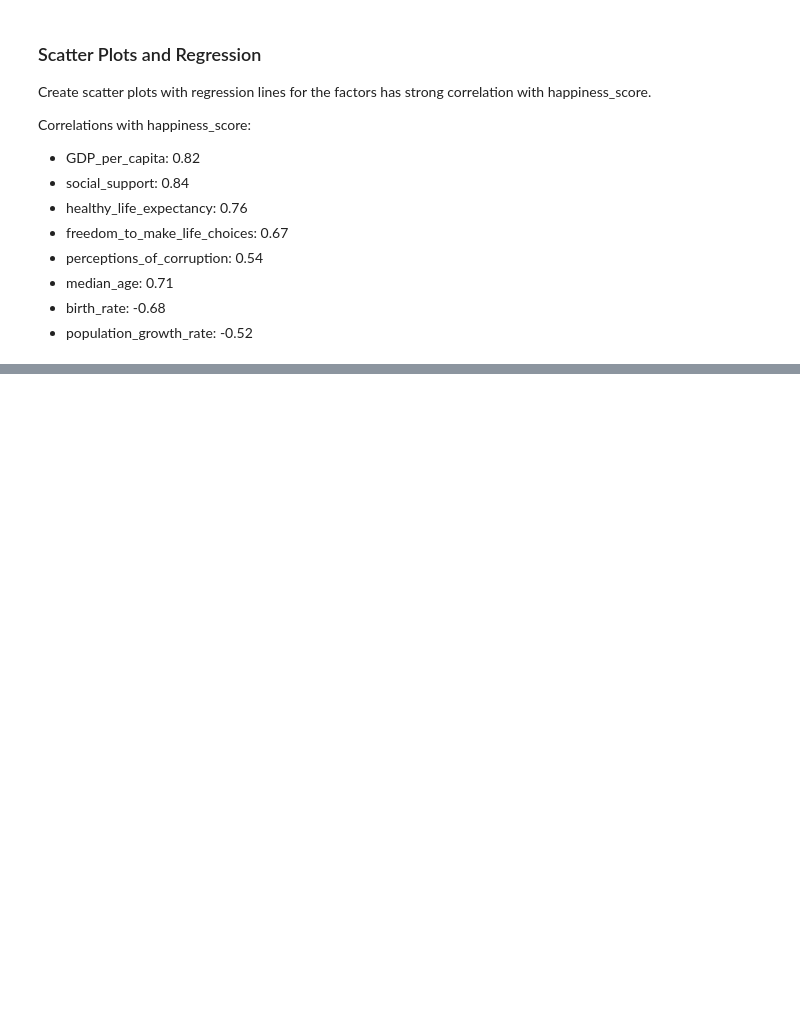
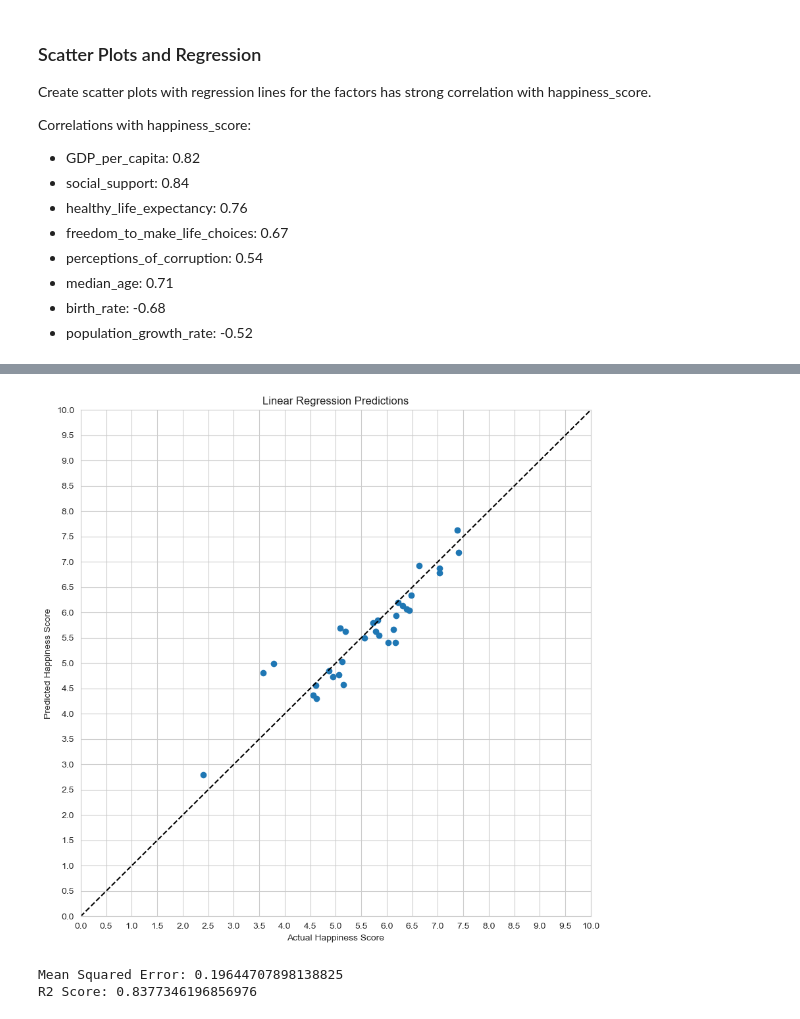
Before and after one commit to onalanb/Measuring-Global-Happiness, a Jupyter notebook: final_analysis.ipynb, the cells around one changed output, grey strips where cells are left out. Saved outputs shown, nothing was run; the diff lists cells and outputs as text; code cells hidden in the pictures; blank space fills up the shorter version.

Commit message:
Add linear regression model and decision tree model

```diff
--- a/midterm_analysis.ipynb
+++ b/final_analysis.ipynb
@@ -297,0 +272,41 @@ plt.show()
+# %%
+from sklearn.model_selection import train_test_split
+from sklearn.linear_model import LinearRegression
+from sklearn.metrics import mean_squared_error, r2_score
+
+features = ['education_expenditures', 'population_growth_rate', 'birth_rate', 'death_rate',
+           'unemployment_rate', 'GDP_per_capita', 'social_support', 'healthy_life_expectancy',
+           'freedom_to_make_life_choices', 'generosity', 'perceptions_of_corruption', 'median_age']
+x = df[features]
+y = df['happiness_score']
+
+# Split the data into training and test sets
+x_train, x_test, y_train, y_test = train_test_split(x, y, test_size=0.3)
+linear_model = LinearRegression()
+linear_model.fit(x_train, y_train)
+
+# Predict happiness score using the model
+y_pred = linear_model.predict(x_test)
+
+# Plot predicted vs actual values, draw a diagonal line
+plt.figure(figsize=(10, 10))
+plt.scatter(y_test, y_pred)
+plt.xlabel('Actual Happiness Score')
+plt.ylabel('Predicted Happiness Score')
+plt.title('Linear Regression Predictions')
+# Set axis limits
+plt.xlim(0, 10)
+plt.ylim(0, 10)
+# Set ticks
+plt.xticks(np.arange(0, 10.5, 0.5))
+plt.yticks(np.arange(0, 10.5, 0.5))
+plt.plot([0, 10], [0, 10], 'k--')
+plt.show()
+
+# Evaluate the model
+print('Mean Squared Error:', mean_squared_error(y_test, y_pred))
+print('R2 Score:', r2_score(y_test, y_pred))
+# %% [output]
+[figure, added]
+Mean Squared Error: 0.19644707898138825
+R2 Score: 0.8377346196856976
```
Also changed, not shown: parts of 10 cells of this notebook.
